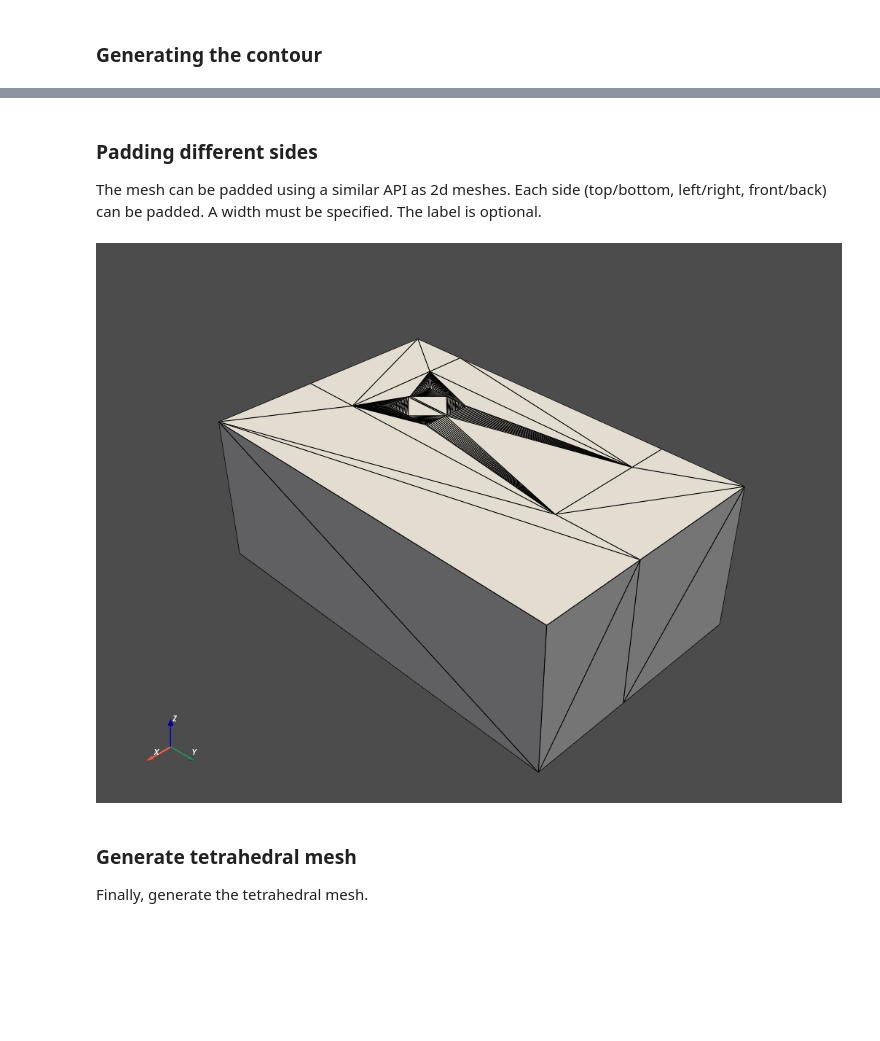
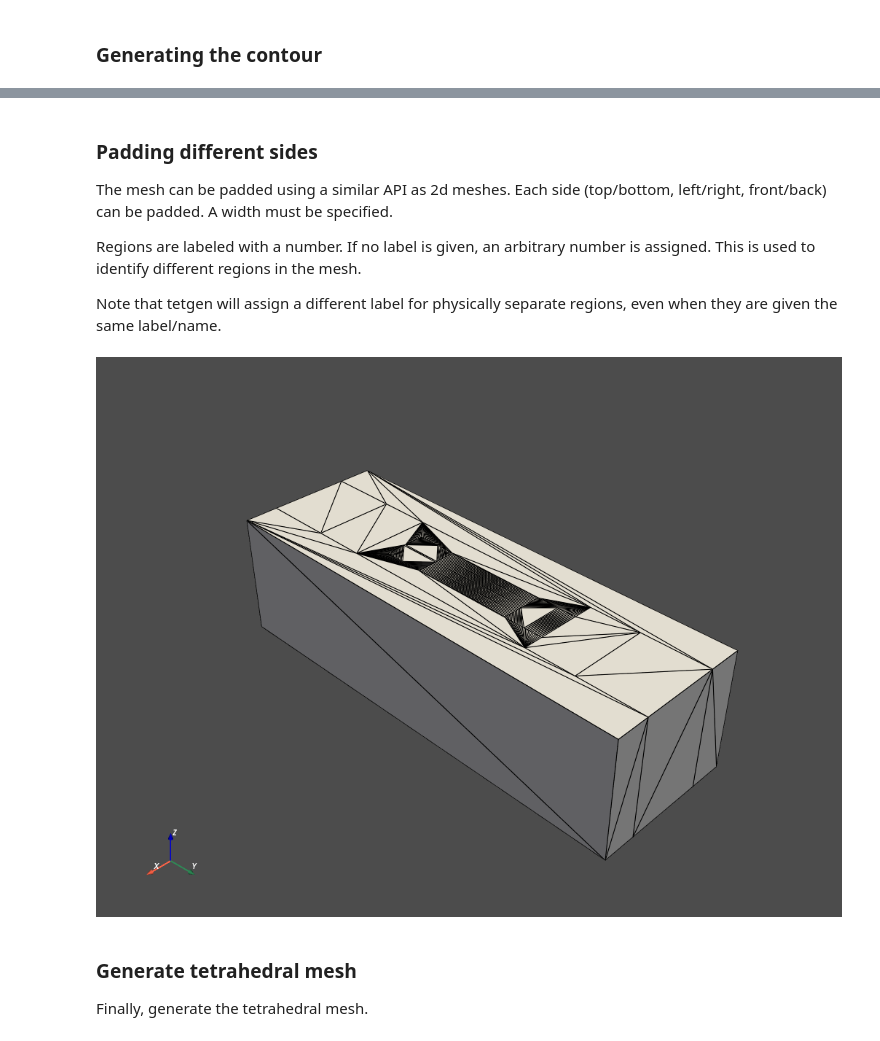
Before and after one commit to hpgem/nanomesh, a Jupyter notebook: notebooks/sample_data/How to pad a 3D mesh.ipynb, the cells around one changed output, grey strips where cells are left out. Cells and saved outputs as stored; diff of their text form; code cells hidden in the pictures; blank space fills up the shorter version.

```diff
--- a/notebooks/sample_data/How to pad a 3D mesh.ipynb
+++ b/notebooks/sample_data/How to pad a 3D mesh.ipynb
@@ -19,6 +19,7 @@ m = 12
 
 data = np.ones([2*n, 5*n, 3*n], dtype=int)
 data[m:3*m, m:3*m, 0:3*n] = 0
+data[m:3*m, 4*n:5*n, 0:3*n] = 0
 
 print(data.shape)
 
@@ -44,15 +45,23 @@ Generated contour with 14028 cells
 # %% [markdown]
 ### Padding different sides
 
-The mesh can be padded using a similar API as 2d meshes. Each side (top/bottom, left/right, front/back) can be padded. A width must be specified. The label is optional.
+The mesh can be padded using a similar API as 2d meshes. Each side (top/bottom, left/right, front/back) can be padded. A width must be specified.
+
+Regions are labeled with a number. If no label is given, an arbitrary number is assigned. This is used to identify different regions in the mesh.
+
+Note that tetgen will assign a different label for physically separate
+regions, even when they are given the same label/name.
 # %%
-mesher.pad_contour(side='front', width=20, label=2)
-mesher.pad_contour(side='left', width=30, label=3)
-mesher.pad_contour(side='right', width=40, label=4)
-mesher.pad_contour(side='back', width=50, label=5)
+mesher.pad_contour(side='left', width=30, label=-1, name='left inner pad')
+mesher.pad_contour(side='left', width=40, label=-2, name='left outer pad')
+mesher.pad_contour(side='right', width=30, label=-3, name='right inner pad')
+mesher.pad_contour(side='right', width=40, label=-4, name='right outer pad')
+
+mesher.pad_contour(side='front', width=20, label=-5)
+mesher.pad_contour(side='back', width=20, label=-6)
 mesher.show_contour(jupyter_backend='static', show_edges=True)
 # %% [output]
-[figure, old version]
+[figure, new version]
 # %% [markdown]
 ### Generate tetrahedral mesh
 
```
Also changed, not shown: parts of 2 cells of this notebook, 9 other files.
